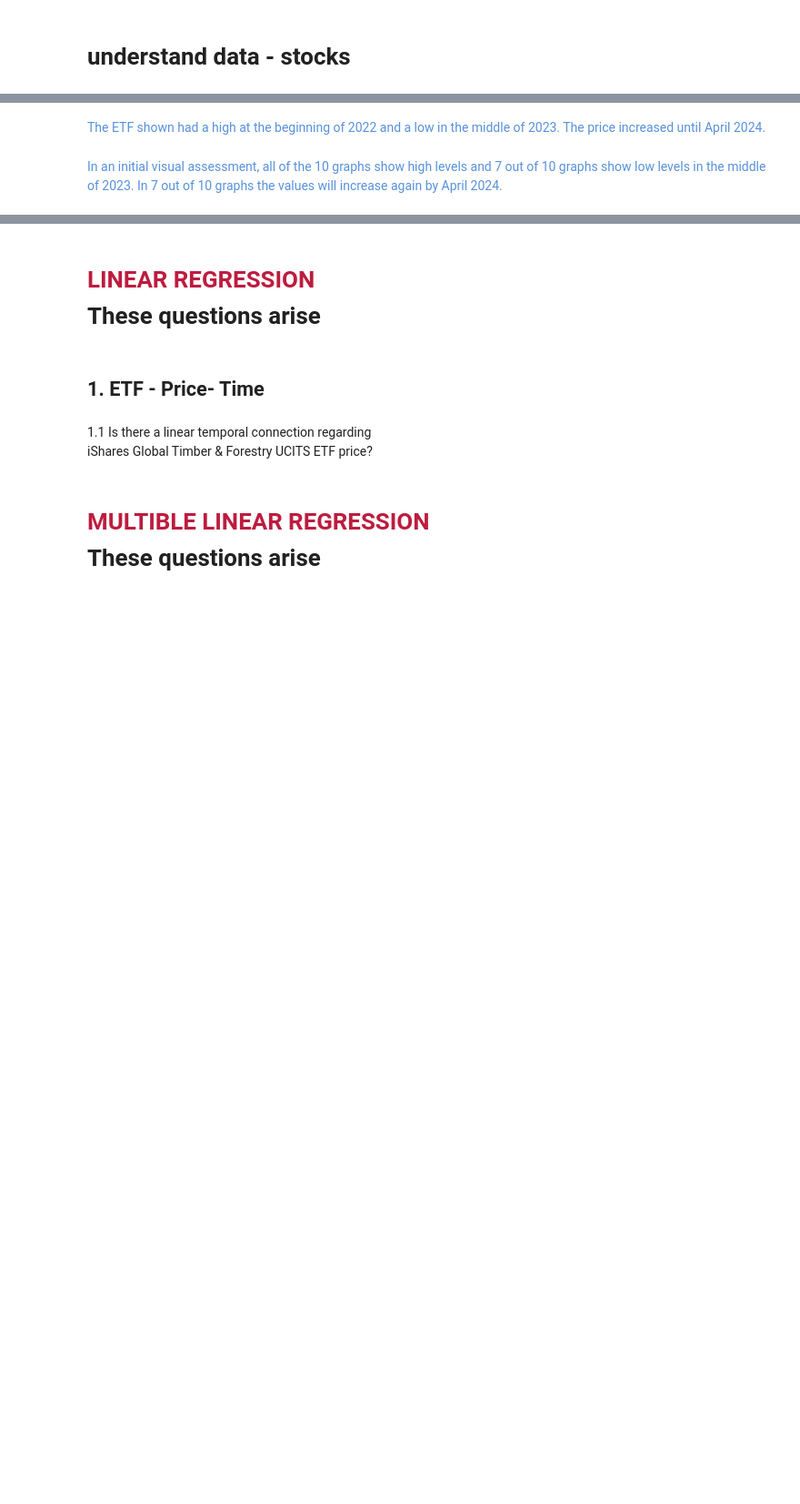
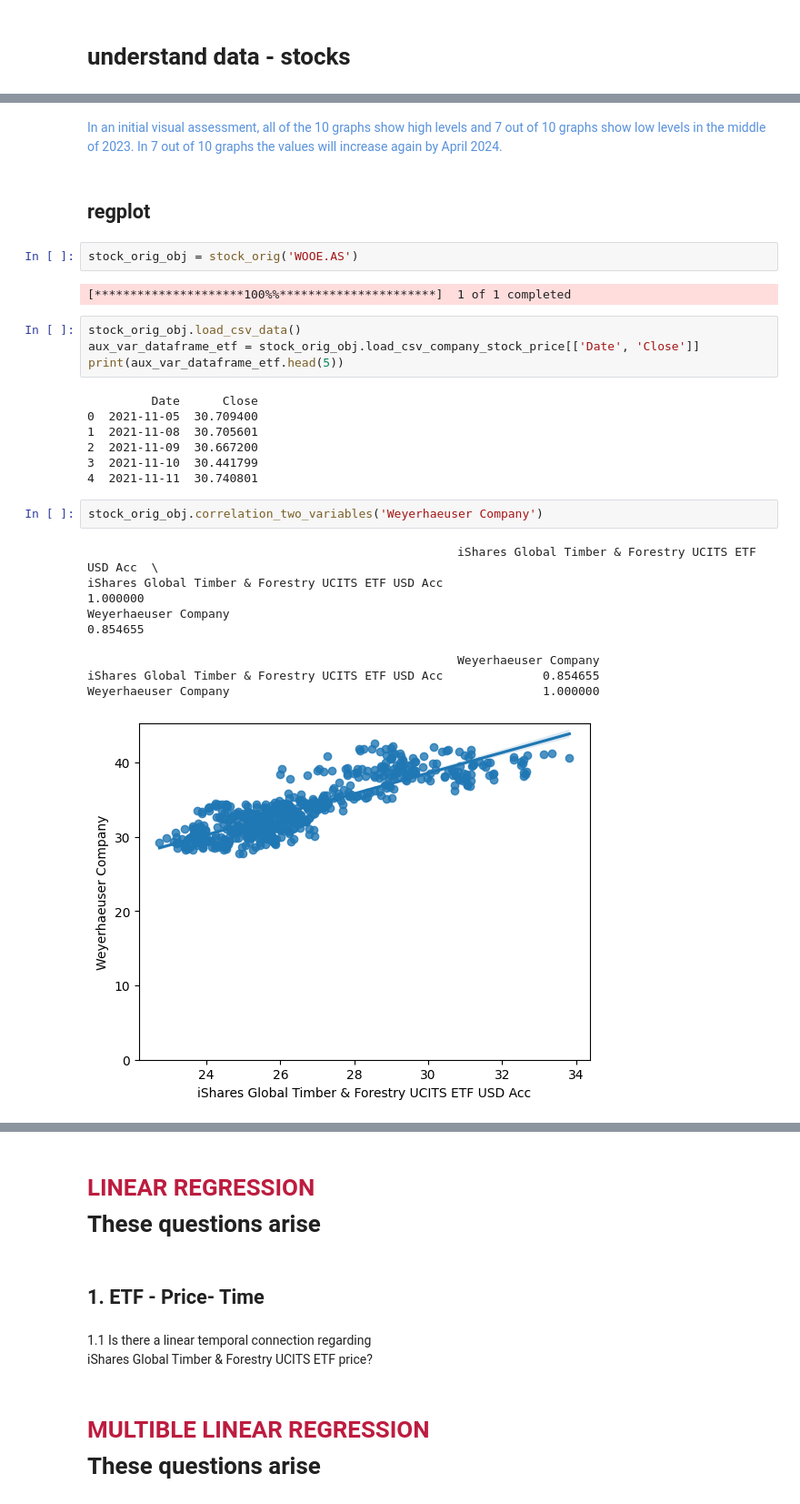
Before and after one commit to scaja/python_libraries_toolkits_for_modern_day_analysts_deprecated, a Jupyter notebook: 02_data_understanding.ipynb, the cells around one changed output, grey strips where cells are left out. Shown at 91% size. Drawn from its saved outputs; the diff is of its cells as text; blank space fills up the shorter version.

Commit message:
correlation two variables

```diff
--- a/02_data_understanding.ipynb
+++ b/02_data_understanding.ipynb
@@ -161,4 +226,2 @@ plt.show()
 [figure]
-# %% [markdown]
-<font color='#5891db'>The ETF shown had a high at the beginning of 2022 and a low in the middle of 2023. The price increased until April 2024.</font>
 # %% [markdown]
@@ -165,0 +229,28 @@ plt.show()
+# %% [markdown]
+## regplot
+# %%
+stock_orig_obj = stock_orig('WOOE.AS')
+# %% [output]
+[*********************100%%**********************]  1 of 1 completed
+# %%
+stock_orig_obj.load_csv_data()
+aux_var_dataframe_etf = stock_orig_obj.load_csv_company_stock_price[['Date', 'Close']]
+print(aux_var_dataframe_etf.head(5))
+# %% [output]
+         Date      Close
+0  2021-11-05  30.709400
+1  2021-11-08  30.705601
+2  2021-11-09  30.667200
+3  2021-11-10  30.441799
+4  2021-11-11  30.740801
+# %%
+stock_orig_obj.correlation_two_variables('Weyerhaeuser Company')
+# %% [output]
+                                                    iShares Global Timber & Forestry UCITS ETF USD Acc  \
+iShares Global Timber & Forestry UCITS ETF USD Acc                                           1.000000
+Weyerhaeuser Company                                                                         0.854655
+
+                                                    Weyerhaeuser Company
+iShares Global Timber & Forestry UCITS ETF USD Acc              0.854655
+Weyerhaeuser Company                                            1.000000
+[figure, added]
```
Also changed, not shown: parts of 10 cells of this notebook, 1 other file.
